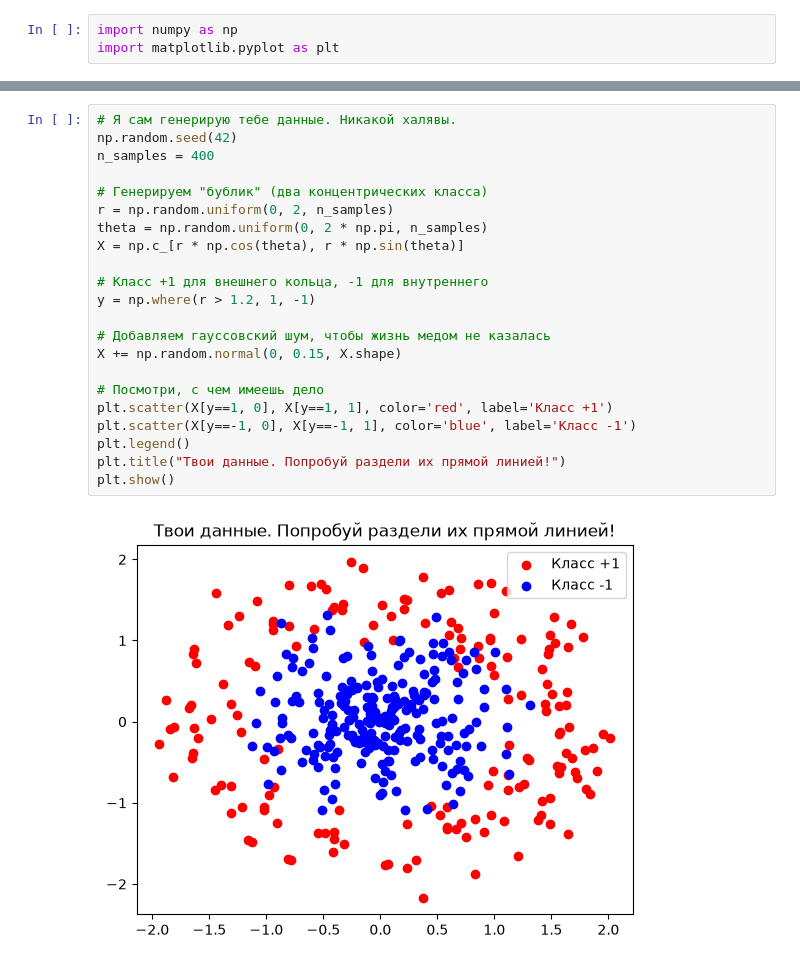
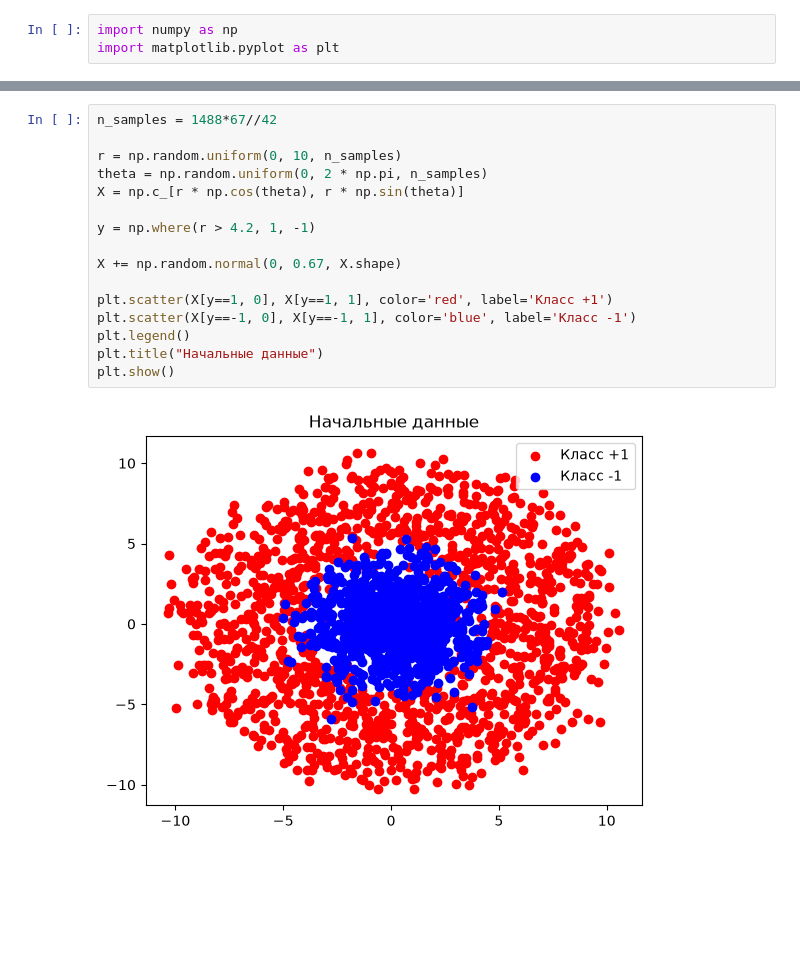
Before and after one commit to MRCriper/rudn, a Jupyter notebook: rudn/para1.ipynb, the cells around one changed output, grey strips where cells are left out. Drawn from its saved outputs; the diff is of its cells as text; blank space fills up the shorter version.

```diff
--- a/rudn/para1.ipynb
+++ b/rudn/para1.ipynb
@@ -15,24 +4,18 @@ array([ 6,  7,  8,  9, 10, 11, 12, 13, 14, 15, 16, 17, 18, 19, 20, 21, 22,
 # %%
-# Я сам генерирую тебе данные. Никакой халявы.
-np.random.seed(42)
-n_samples = 400
+n_samples = 1488*67//42
 
-# Генерируем "бублик" (два концентрических класса)
-r = np.random.uniform(0, 2, n_samples)
+r = np.random.uniform(0, 10, n_samples)
 theta = np.random.uniform(0, 2 * np.pi, n_samples)
 X = np.c_[r * np.cos(theta), r * np.sin(theta)]
 
-# Класс +1 для внешнего кольца, -1 для внутреннего
-y = np.where(r > 1.2, 1, -1)
+y = np.where(r > 4.2, 1, -1)
 
-# Добавляем гауссовский шум, чтобы жизнь медом не казалась
-X += np.random.normal(0, 0.15, X.shape)
+X += np.random.normal(0, 0.67, X.shape)
 
-# Посмотри, с чем имеешь дело
 plt.scatter(X[y==1, 0], X[y==1, 1], color='red', label='Класс +1')
 plt.scatter(X[y==-1, 0], X[y==-1, 1], color='blue', label='Класс -1')
 plt.legend()
-plt.title("Твои данные. Попробуй раздели их прямой линией!")
+plt.title("Начальные данные")
 plt.show()
 # %% [output]
-[figure, old version]
+[figure, new version]
```
Also changed, not shown: parts of 12 cells of this notebook, 9 other files.
